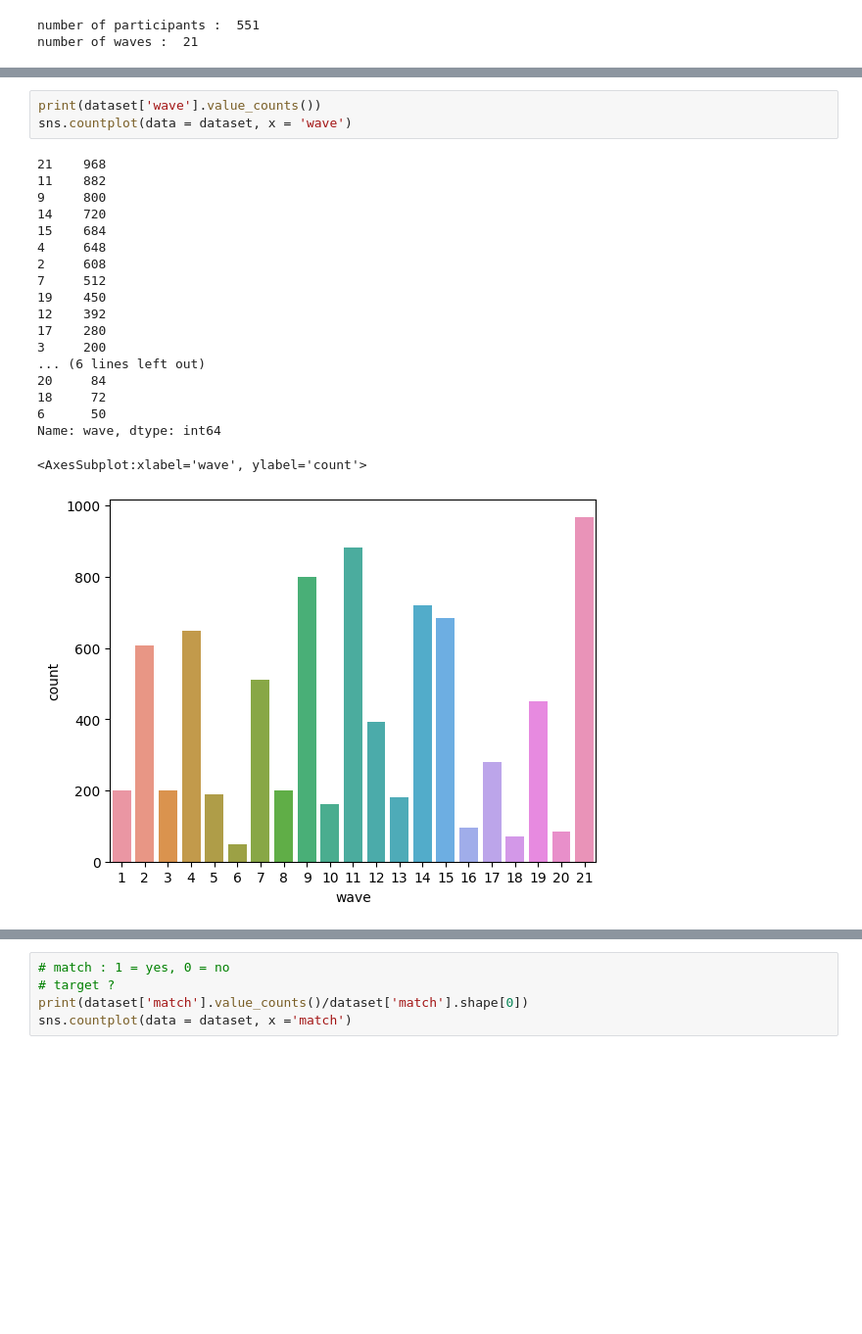
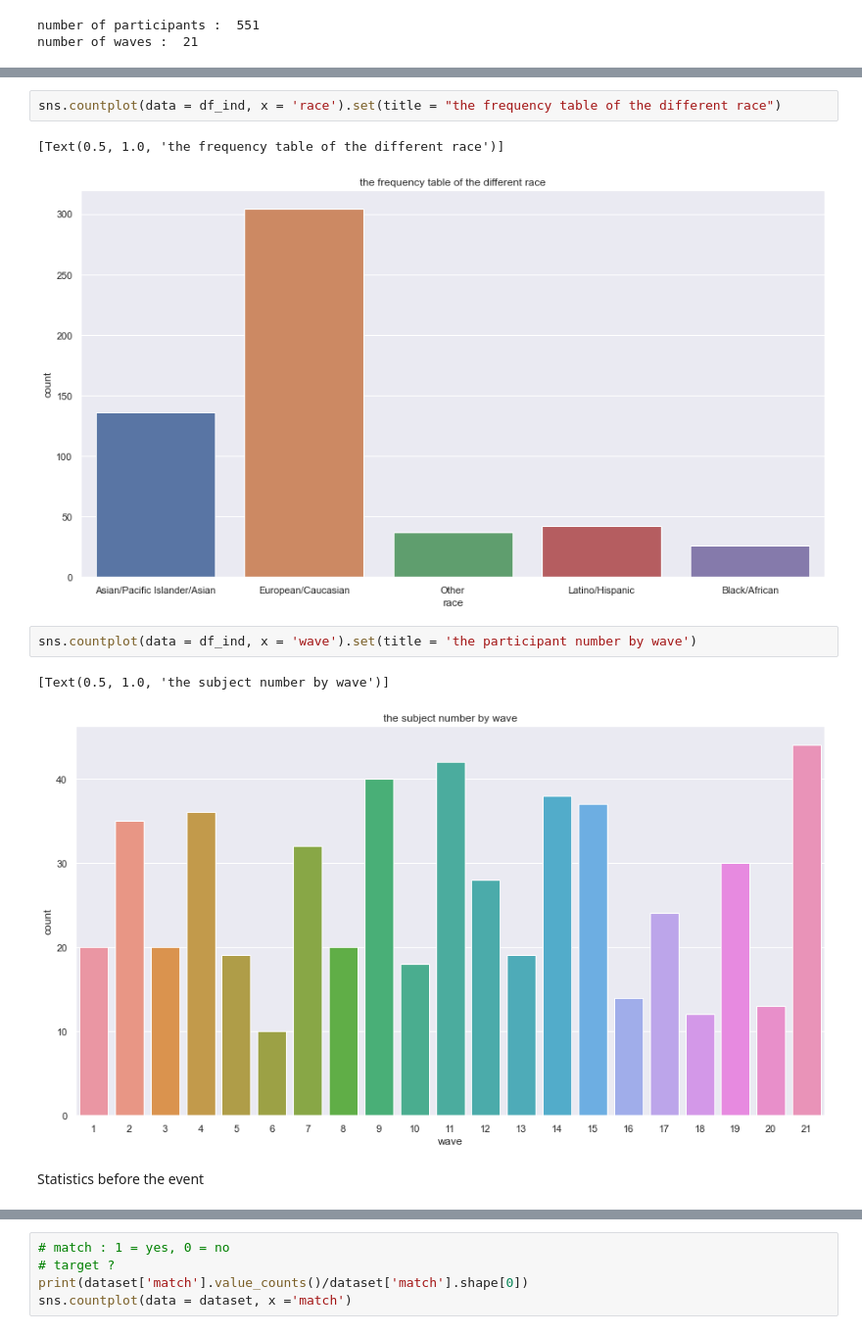
Before and after one commit to Stylomines/speed_dating, a Jupyter notebook: 01-Project_speed_dating.ipynb, the cells around one changed output, grey strips where cells are left out. Shown at 98% size. Drawn from its saved outputs; the diff is of its cells as text; blank space fills up the shorter version.

```diff
--- a/01-Project_speed_dating.ipynb
+++ b/01-Project_speed_dating.ipynb
@@ -154,23 +167,12 @@ Name: condtn, dtype: int64
-# %%
-print(dataset['wave'].value_counts())
-sns.countplot(data = dataset, x = 'wave')
-# %% [output]
-21    968
-11    882
-9     800
-14    720
-15    684
-4     648
-2     608
-7     512
-19    450
-12    392
-17    280
-3     200
-... (6 lines left out)
-20     84
-18     72
-6      50
-Name: wave, dtype: int64
-<AxesSubplot:xlabel='wave', ylabel='count'>
-[figure, removed]
+# %%
+sns.countplot(data = df_ind, x = 'race').set(title = "the frequency table of the different race")
+# %% [output]
+[Text(0.5, 1.0, 'the frequency table of the different race')]
+[figure, added]
+# %%
+sns.countplot(data = df_ind, x = 'wave').set(title = 'the participant number by wave')
+# %% [output]
+[Text(0.5, 1.0, 'the subject number by wave')]
+[figure, added]
+# %% [markdown]
+Statistics before the event
```
Also changed, not shown: parts of 16 cells of this notebook.
